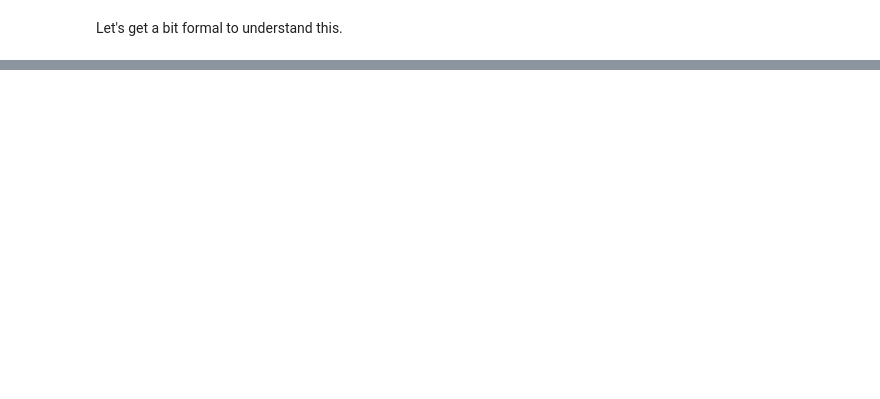
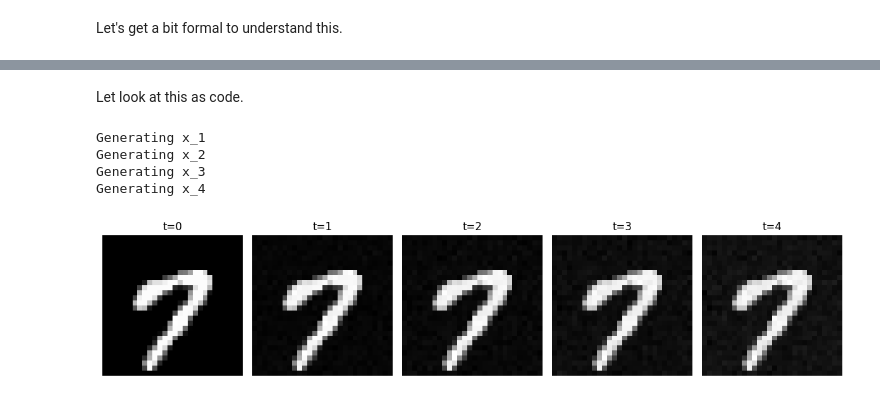
Before and after one commit to phospheneai/intro-to-diffusion-models, a Jupyter notebook: 1- Basics of diffusion.ipynb, the cells around one changed output, grey strips where cells are left out. Drawn from its saved outputs; the diff is of its cells as text; code cells hidden in the pictures; blank space fills up the shorter version.

```diff
--- a/1- Basics of diffusion.ipynb
+++ b/1- Basics of diffusion.ipynb
@@ -143,0 +131,3 @@ When $t$ increases, then ${\alpha}_t$ is closer to 0, meaning when multiplied wi
+# %%
+image = mnist_data[15][0]  # Take the first image (shape: [1, 28, 28])
+plt.imshow(image.squeeze(0), cmap='gray') #tensor.squeeze converts the image from a shape of [1, 28, 28] to [28, 28]
@@ -143,0 +139,5 @@ When $t$ increases, then ${\alpha}_t$ is closer to 0, meaning when multiplied wi
+# %%
+def add_noise_with_alpha(image, alpha):
+    noise = torch.randn_like(image)
+    noisy_image = (alpha * image) + ((1-alpha) * noise)
+    return noisy_image
@@ -143,0 +167,27 @@ When $t$ increases, then ${\alpha}_t$ is closer to 0, meaning when multiplied wi
+# %% [markdown]
+Let look at this as code.
+# %%
+x_0 = mnist_data[15][0]
+noisy_images = [x_0]
+current_image = x_0
+for i in range(1, 5):
+    print(f'Generating x_{i}')
+    current_image = add_noise_with_alpha(current_image, alpha=0.99)
+    noisy_images.append(current_image)
+# %% [output]
+Generating x_1
+Generating x_2
+Generating x_3
+Generating x_4
+# %%
+plt.figure(figsize=(12, 5))
+timesteps_to_show = [0, 1, 2, 3, 4]
+for i, t in enumerate(timesteps_to_show):
+    plt.subplot(1, len(timesteps_to_show), i + 1)
+    plt.imshow(noisy_images[t].squeeze().numpy(), cmap='gray')
+    plt.title(f"t={t}")
+    plt.axis('off')
+plt.tight_layout()
+plt.show()
+# %% [output]
+[figure, added]
```
Also changed, not shown: parts of 21 cells of this notebook, 1 other file.
